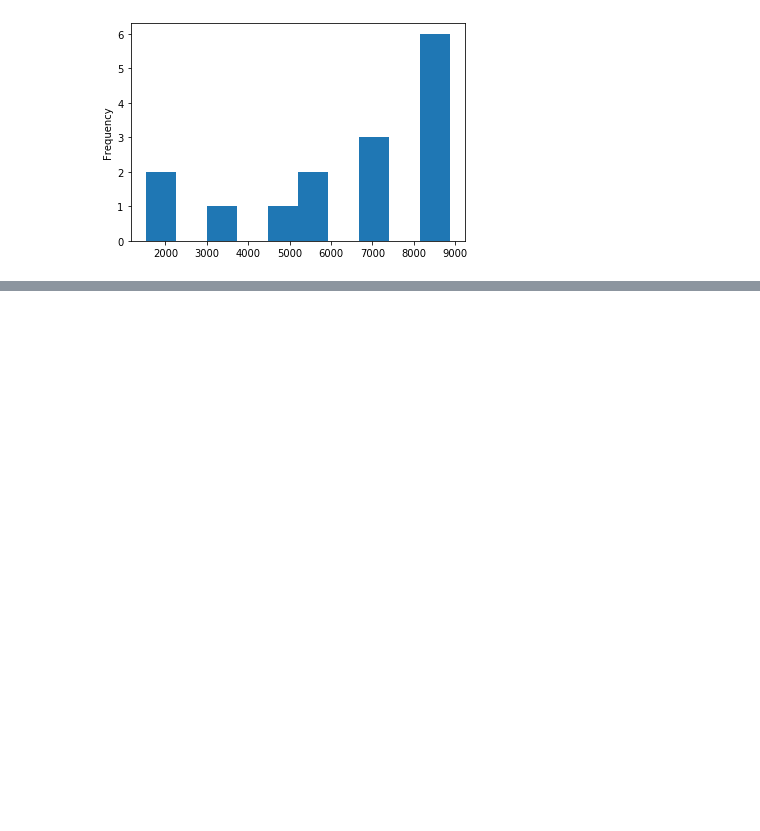
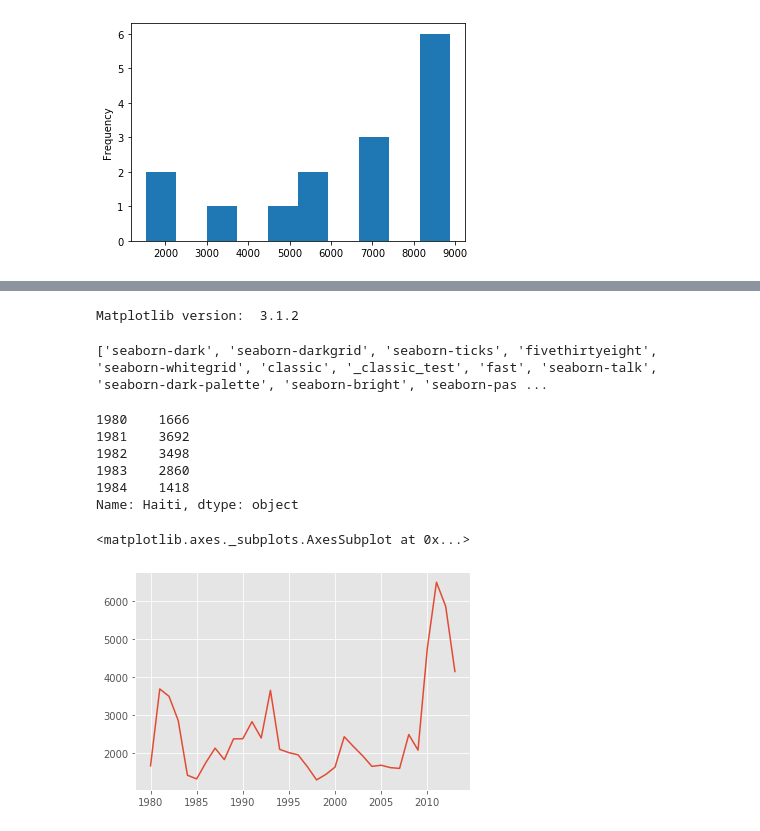
Before and after one commit to ivan-zapreev/data-science-python-projects, a Jupyter notebook: IBM_DV0101EN/mod_01_intro_vis_tools.ipynb, the cells around one changed output, grey strips where cells are left out. Saved outputs shown, nothing was run; the diff lists cells and outputs as text; code cells hidden in the pictures; blank space fills up the shorter version.

```diff
--- a/IBM_DV0101EN/mod_01_intro_vis_tools.ipynb
+++ b/IBM_DV0101EN/mod_01_intro_vis_tools.ipynb
@@ -102,0 +391,3 @@ df['India'].plot(kind="hist")
+# %%
+# We can convert the column names into strings, if not yet
+df_can.columns = list(map(str, df_can.columns))
@@ -102,0 +437,28 @@ df['India'].plot(kind="hist")
+# %%
+# Print the Matplotlib version
+print ('Matplotlib version: ', mpl.__version__) # >= 2.0.0
+# %% [output]
+Matplotlib version:  3.1.2
+# %%
+# We can check on the available styles and apply some
+print(plt.style.available)
+mpl.style.use(['ggplot']) # optional: for ggplot-like style
+# %% [output]
+['seaborn-dark', 'seaborn-darkgrid', 'seaborn-ticks', 'fivethirtyeight', 'seaborn-whitegrid', 'classic', '_classic_test', 'fast', 'seaborn-talk', 'seaborn-dark-palette', 'seaborn-bright', 'seaborn-pas ...
+# %%
+# Let us again consider the immigration from Haiti
+haiti = df_can.loc['Haiti', years] # passing in years 1980 - 2013 to exclude the 'total' column
+haiti.head()
+# %% [output]
+1980    1666
+1981    3692
+1982    3498
+1983    2860
+1984    1418
+Name: Haiti, dtype: object
+# %%
+# The plot is the same as before
+haiti.plot()
+# %% [output]
+<matplotlib.axes._subplots.AxesSubplot at 0x...>
+[figure, added]
```
Also changed, not shown: parts of 37 cells of this notebook, 2 other files.
